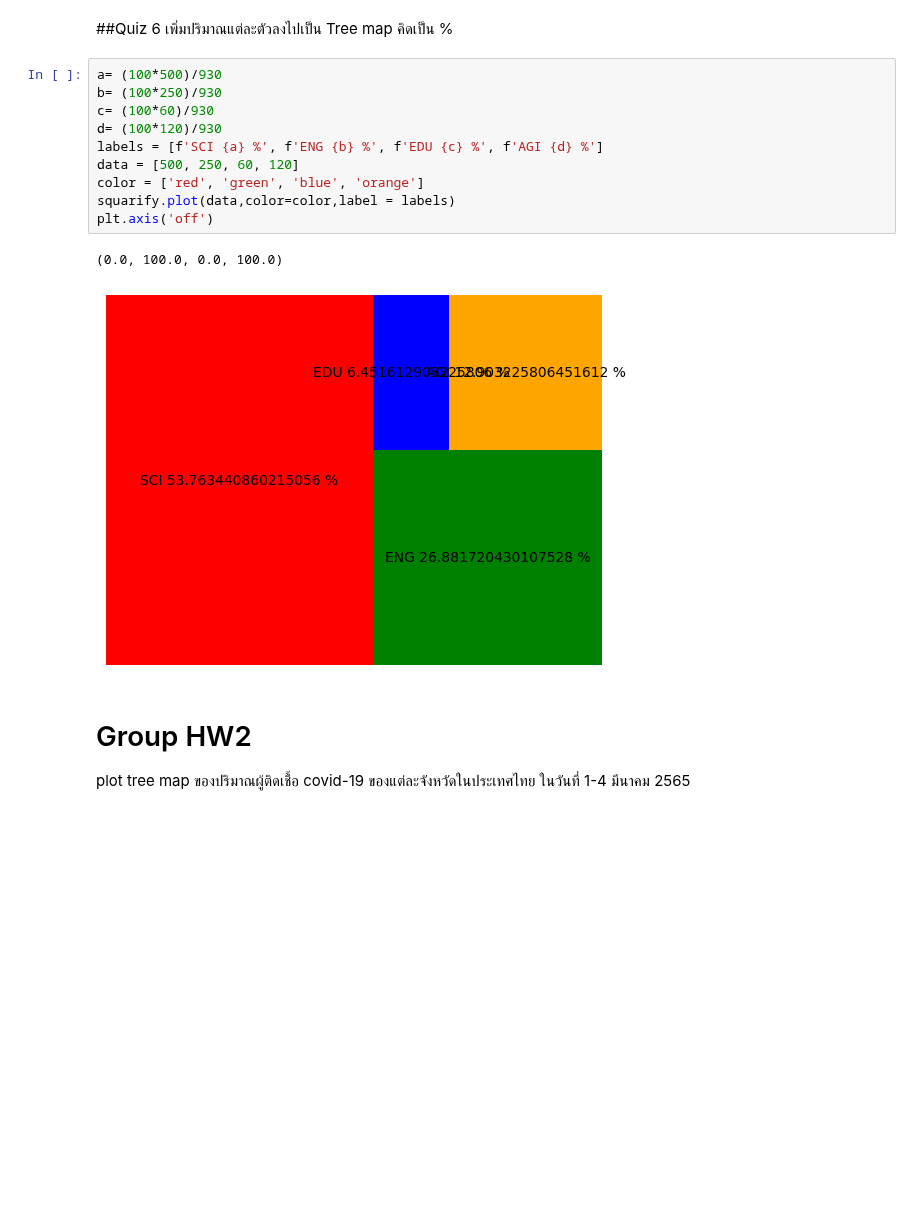
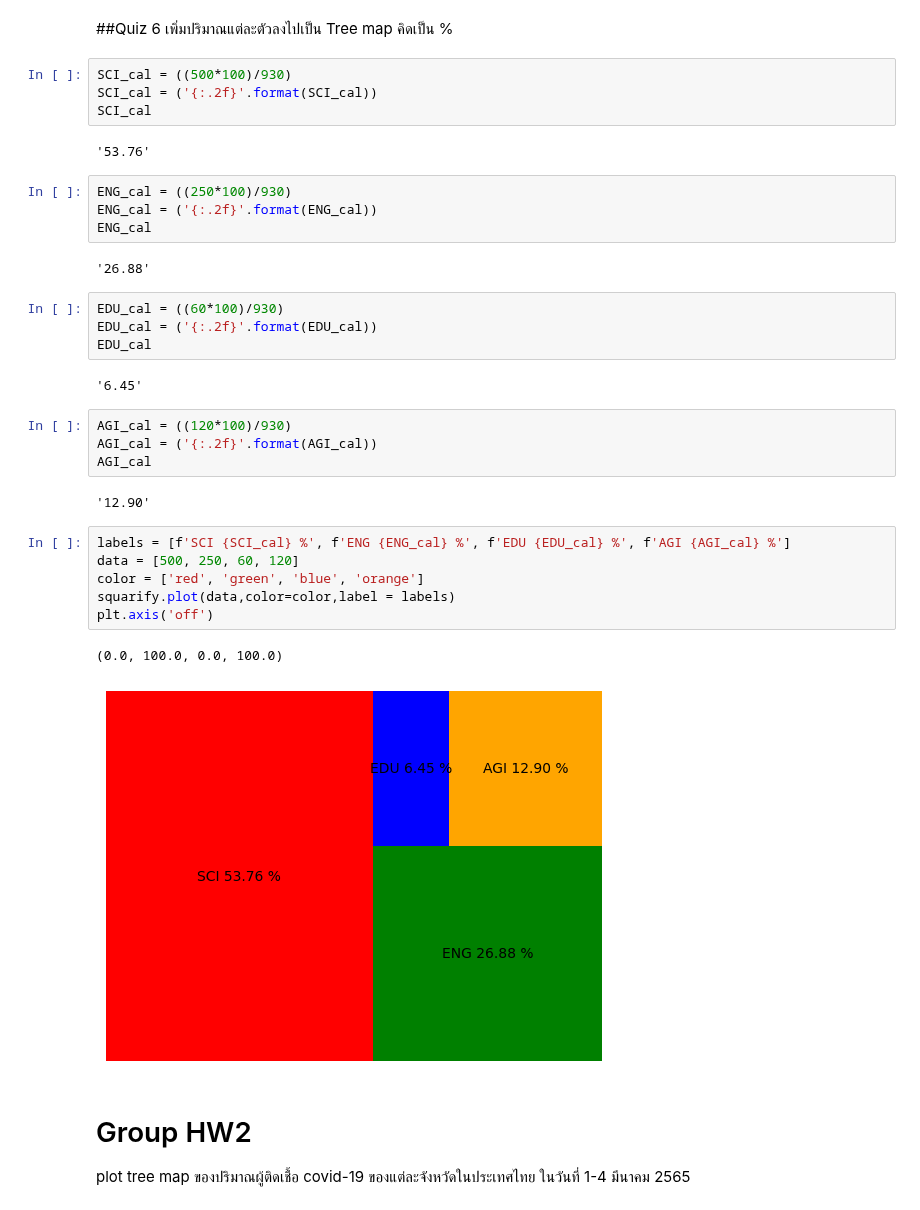
Before and after one commit to Jindapornphopomee/Python_tadaviz2023, a Jupyter notebook: DataViz04_Data_Comparison.ipynb, the cells around one changed output. Cells and saved outputs as stored; diff of their text form; blank space fills up the shorter version.

```diff
--- a/DataViz04_Data_Comparison.ipynb
+++ b/DataViz04_Data_Comparison.ipynb
@@ -368,19 +368,39 @@ plt.axis('off')
 [figure]
 # %% [markdown]
 ##Quiz 6 เพิ่มปริมาณแต่ละตัวลงไปเป็น Tree map คิดเป็น %
+# %%
+SCI_cal = ((500*100)/930)
+SCI_cal = ('{:.2f}'.format(SCI_cal))
+SCI_cal
+# %% [output]
+'53.76'
+# %%
+ENG_cal = ((250*100)/930)
+ENG_cal = ('{:.2f}'.format(ENG_cal))
+ENG_cal
+# %% [output]
+'26.88'
+# %%
+EDU_cal = ((60*100)/930)
+EDU_cal = ('{:.2f}'.format(EDU_cal))
+EDU_cal
+# %% [output]
+'6.45'
+# %%
+AGI_cal = ((120*100)/930)
+AGI_cal = ('{:.2f}'.format(AGI_cal))
+AGI_cal
+# %% [output]
+'12.90'
 # %%
-a= (100*500)/930
-b= (100*250)/930
-c= (100*60)/930
-d= (100*120)/930
-labels = [f'SCI {a} %', f'ENG {b} %', f'EDU {c} %', f'AGI {d} %']
+labels = [f'SCI {SCI_cal} %', f'ENG {ENG_cal} %', f'EDU {EDU_cal} %', f'AGI {AGI_cal} %']
 data = [500, 250, 60, 120]
 color = ['red', 'green', 'blue', 'orange']
 squarify.plot(data,color=color,label = labels)
 plt.axis('off')
 # %% [output]
 (0.0, 100.0, 0.0, 100.0)
-[figure, old version]
+[figure, new version]
 # %% [markdown]
 # Group HW2
 plot tree map ของปริมาณผู้ติดเชื้อ covid-19 ของแต่ละจังหวัดในประเทศไทย ในวันที่ 1-4 มีนาคม 2565
```
